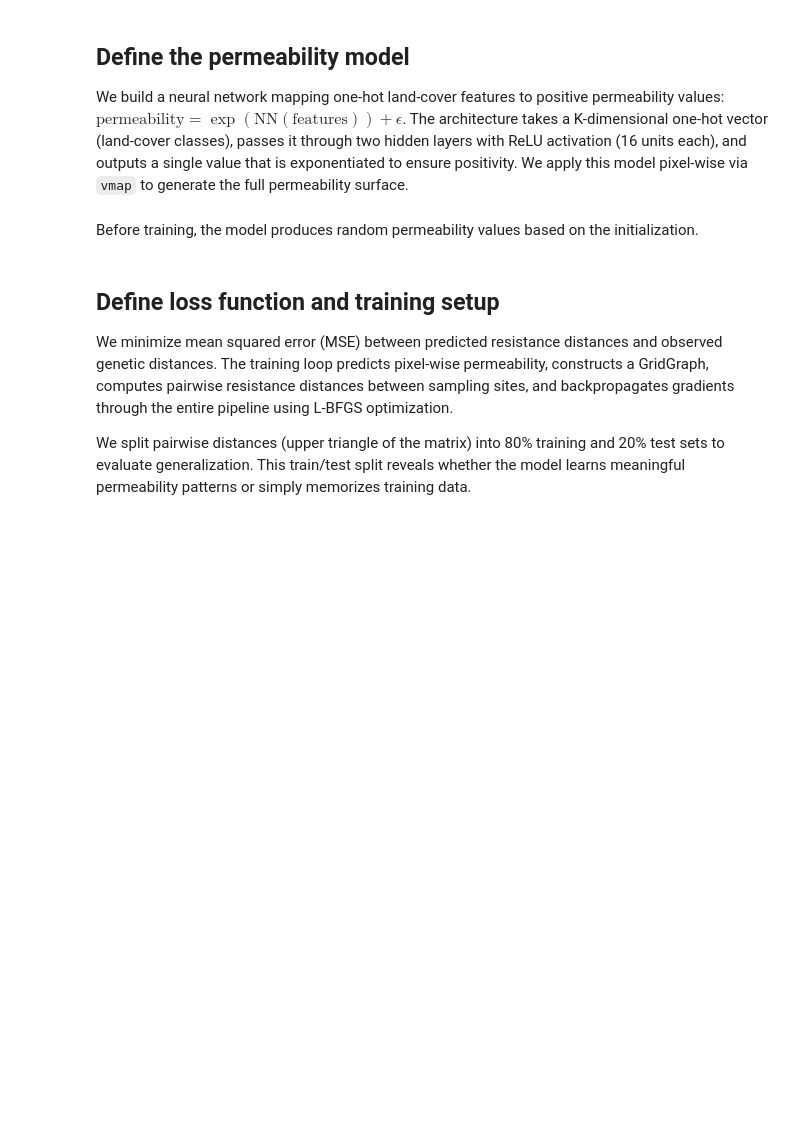
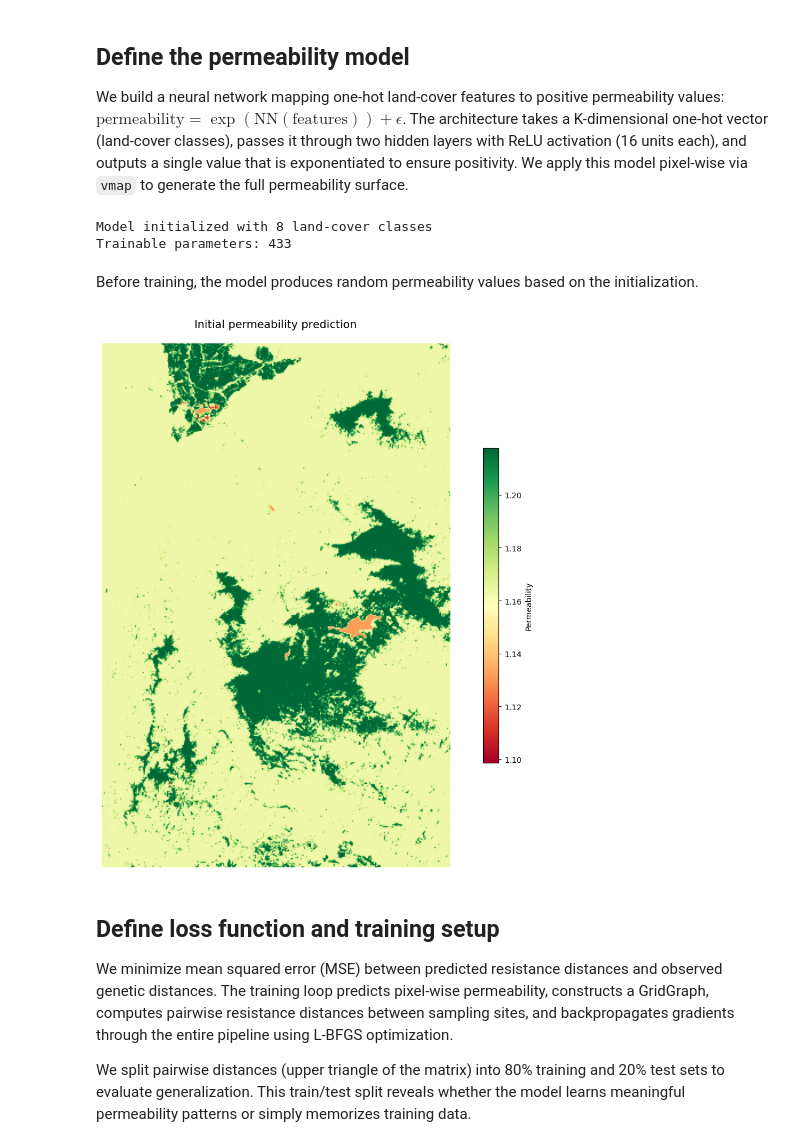
Before and after one commit to vboussange/jaxscape, a Jupyter notebook: docs/examples/inverse_landscape_genetics/inverse_landscape_genetics.ipynb, the cells around one changed output. Saved outputs shown, nothing was run; the diff lists cells and outputs as text; code cells hidden in the pictures; blank space fills up the shorter version.

```diff
--- a/docs/examples/inverse_landscape_genetics/inverse_landscape_genetics.ipynb
+++ b/docs/examples/inverse_landscape_genetics/inverse_landscape_genetics.ipynb
@@ -219,7 +212,7 @@ plt.show()
 
 We build a neural network mapping one-hot land-cover features to positive permeability values: $\text{permeability} = \exp(\text{NN}(\text{features})) + \epsilon$. The architecture takes a K-dimensional one-hot vector (land-cover classes), passes it through two hidden layers with ReLU activation (16 units each), and outputs a single value that is exponentiated to ensure positivity. We apply this model pixel-wise via `vmap` to generate the full permeability surface.
 # %%
-def build_model(num_classes: int, seed: int = 1) -> tuple:
+def build_model(num_classes: int, seed: int = 2) -> tuple:
     """Build neural permeability model.
 
     Parameters
@@ -247,7 +240,7 @@ def build_model(num_classes: int, seed: int = 1) -> tuple:
         def __init__(self, num_classes: int, key):
             self.num_classes = num_classes
             k1, k2, k3 = jax.random.split(key, 3)
-            hidden_dim = 16  # Small network to prevent overfitting
+            hidden_dim = 16
 
             self.layers = [
                 nn.Linear(num_classes, hidden_dim, key=k1),
@@ -261,7 +254,7 @@ def build_model(num_classes: int, seed: int = 1) -> tuple:
             """Map one-hot feature to positive permeability."""
             for layer in self.layers:
                 x = layer(x)
-            return jnp.exp(x) + 1e-3  # Ensure positive permeability
+            return jnp.minimum(jnp.exp(x) + 1e-1, 1e3)  # Ensure positive permeability, keep within reasonable bounds
 
     model = PermeabilityModel(num_classes, key)
     params, static = eqx.partition(model, eqx.is_inexact_array)
@@ -271,20 +264,25 @@ def build_model(num_classes: int, seed: int = 1) -> tuple:
 model, params, static = build_model(len(unique_classes))
 print(f"Model initialized with {len(unique_classes)} land-cover classes")
 print(f"Trainable parameters: {sum(p.size for p in jax.tree_util.tree_leaves(params))}")
+# %% [output]
+Model initialized with 8 land-cover classes
+Trainable parameters: 433
 # %% [markdown]
 Before training, the model produces random permeability values based on the initialization.
 # %%
 # Apply model to all pixels via vmap
 model_vmapped = jax.vmap(jax.vmap(model, in_axes=0), in_axes=0)
 initial_permeability = model_vmapped(features_onehot).squeeze()
 
 fig, ax = plt.subplots(figsize=(12, 10))
-im = ax.imshow(initial_permeability, cmap="RdYlGn_r")
-ax.set_title("Initial permeability Prediction (Random)", fontsize=14, pad=20)
+im = ax.imshow(initial_permeability, cmap="RdYlGn")
+ax.set_title("Initial permeability prediction", fontsize=14, pad=20)
 ax.axis("off")
 plt.colorbar(im, ax=ax, label="Permeability", shrink=0.6)
 plt.tight_layout()
 plt.show()
+# %% [output]
+[figure, added]
 # %% [markdown]
 ## Define loss function and training setup
 
```
Also changed, not shown: parts of 15 cells of this notebook, 3 other files.
